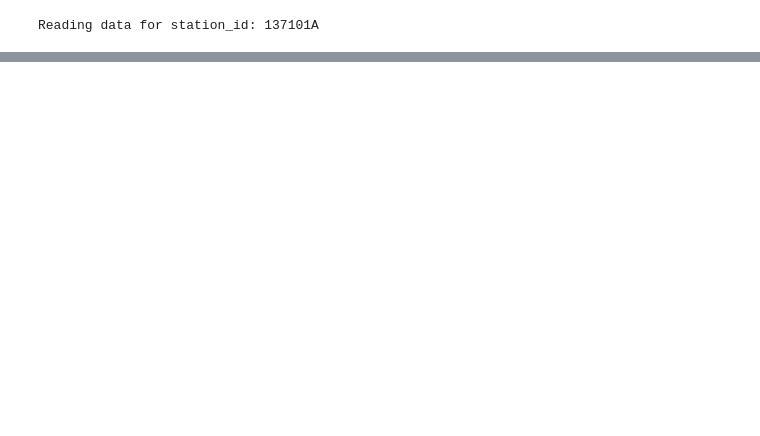
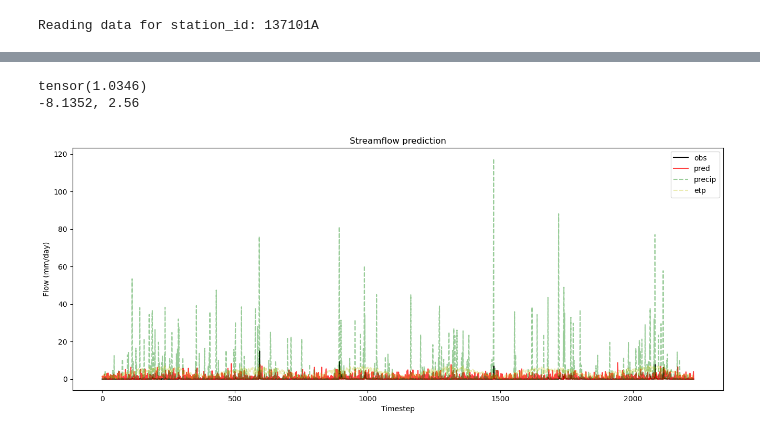
Before and after one commit to arpit-kapoor/hybrid-gr4j, a Jupyter notebook: notebooks/modelling/hygr4j_rnn_hyperopt.ipynb, the cells around one changed output, grey strips where cells are left out. Saved outputs shown, nothing was run; the diff lists cells and outputs as text; code cells hidden in the pictures; blank space fills up the shorter version.

```diff
--- a/notebooks/modelling/hygr4j_rnn_hyperopt.ipynb
+++ b/notebooks/modelling/hygr4j_rnn_hyperopt.ipynb
@@ -319,0 +314,8 @@ evaluate_preds(model, test_ds, batch_size=BATCH_SIZE)
+# %%
+print(val_step(model, loss_fn=nn.MSELoss(), dl=val_dl))
+(nse_val, nnse_val, _), Q_val, Q_val_hat = evaluate_preds(model, val_ds, batch_size=BATCH_SIZE)
+print(f"{nse_val:.4f}, {mse(Q_val, Q_val_hat):.2f}")
+# %% [output]
+tensor(1.0346)
+-8.1352, 2.56
+[figure, added]
```
Also changed, not shown: parts of 18 cells of this notebook, 3 other files.
